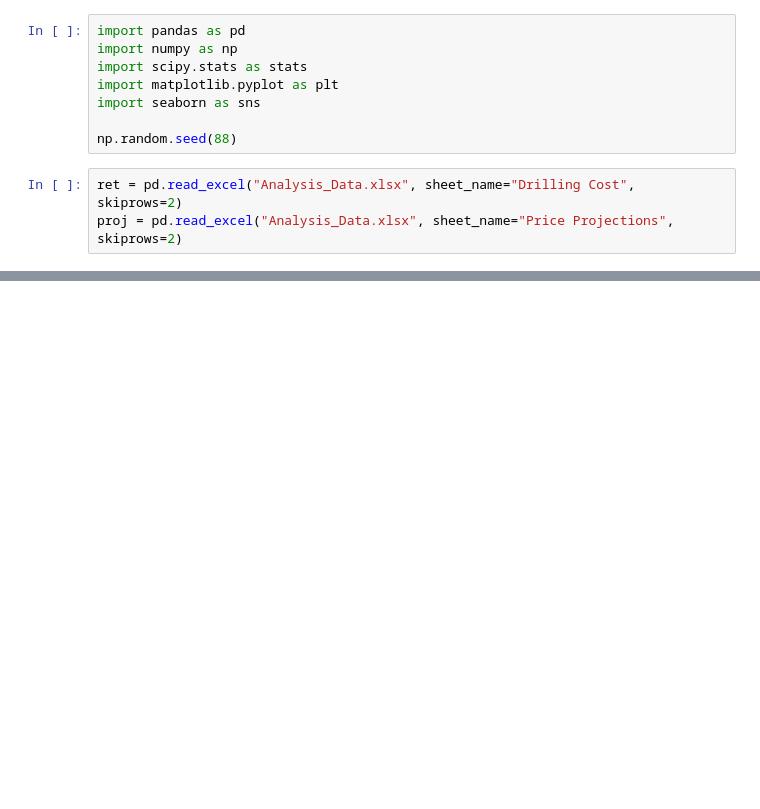
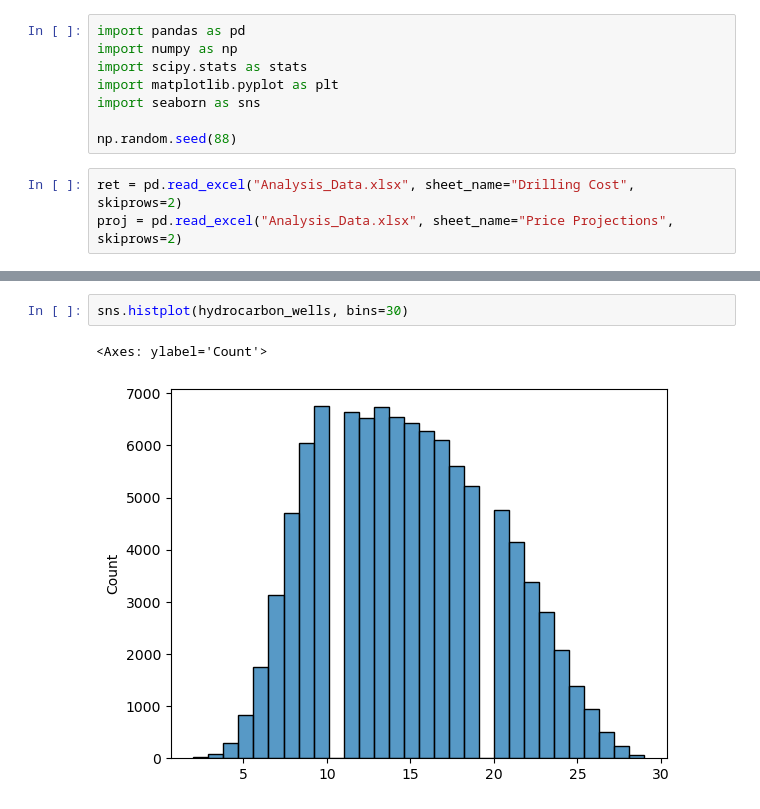
Before and after one commit to SterlingHayden/Simulation-and-Risk, a Jupyter notebook: HW/HW-03/HW-03.ipynb, the cells around one changed output, grey strips where cells are left out. Saved outputs shown, nothing was run; the diff lists cells and outputs as text; blank space fills up the shorter version.

```diff
--- a/HW/HW-03/HW-03.ipynb
+++ b/HW/HW-03/HW-03.ipynb
@@ -47,0 +63,5 @@ plt.show()
+# %%
+sns.histplot(hydrocarbon_wells, bins=30)
+# %% [output]
+<Axes: ylabel='Count'>
+[figure, added]
```
Also changed, not shown: parts of 7 cells of this notebook.
